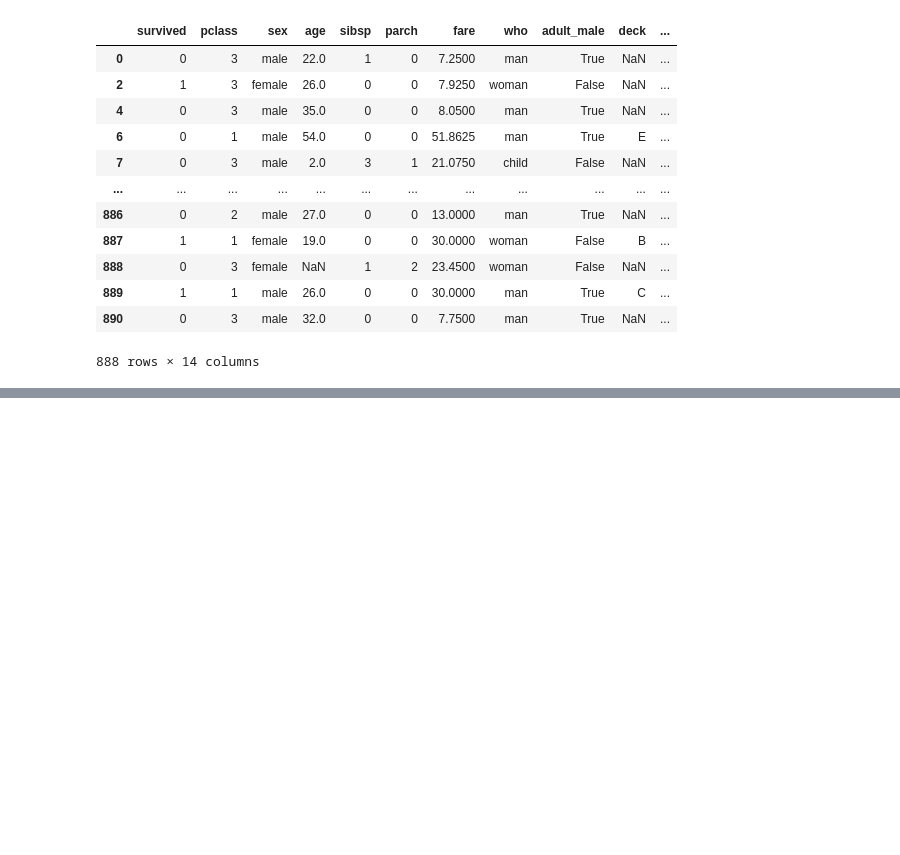
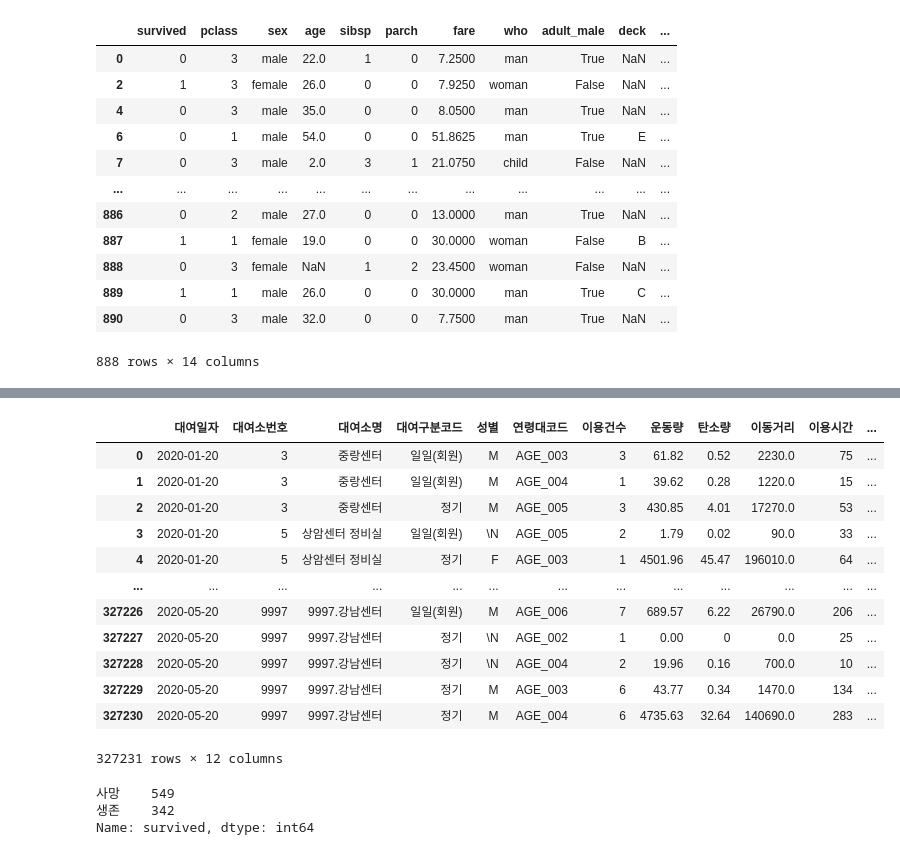
Before and after one commit to chi-hun/pandas-note, a Jupyter notebook: pandas_note.ipynb, the cells around one changed output, grey strips where cells are left out. Saved outputs shown, nothing was run; the diff lists cells and outputs as text; code cells hidden in the pictures; blank space fills up the shorter version.

```diff
--- a/pandas_note.ipynb
+++ b/pandas_note.ipynb
@@ -536,0 +552,41 @@ df1
+# %%
+import pandas as pd
+df = pd.read_csv('data/seoul_bicycle.csv')
+df['대여일자'] = pd.to_datetime(df['대여일자'])
+pd.to_numeric(df['운동량'], errors='coerce')
+df['운동량']=pd.to_numeric(df['운동량'], errors='coerce')
+bins = [0,200,400,df['운동량'].max()]
+pd.cut(df['운동량'], bins = bins, labels=['운동부족','적당', '부족'], right=False)
+df['운동량_qcut'] = pd.qcut(df['운동량'], q=10)
+df
+# %% [output]
+|  | 대여일자 | 대여소번호 | 대여소명 | 대여구분코드 | 성별 | 연령대코드 | 이용건수 | 운동량 | 탄소량 | 이동거리 | 이용시간 | ... |
+| 0 | 2020-01-20 | 3 | 중랑센터 | 일일(회원) | M | AGE_003 | 3 | 61.82 | 0.52 | 2230.0 | 75 | ... |
+| 1 | 2020-01-20 | 3 | 중랑센터 | 일일(회원) | M | AGE_004 | 1 | 39.62 | 0.28 | 1220.0 | 15 | ... |
+| 2 | 2020-01-20 | 3 | 중랑센터 | 정기 | M | AGE_005 | 3 | 430.85 | 4.01 | 17270.0 | 53 | ... |
+| 3 | 2020-01-20 | 5 | 상암센터 정비실 | 일일(회원) | \N | AGE_005 | 2 | 1.79 | 0.02 | 90.0 | 33 | ... |
+| 4 | 2020-01-20 | 5 | 상암센터 정비실 | 정기 | F | AGE_003 | 1 | 4501.96 | 45.47 | 196010.0 | 64 | ... |
+| ... | ... | ... | ... | ... | ... | ... | ... | ... | ... | ... | ... | ... |
+| 327226 | 2020-05-20 | 9997 | 9997.강남센터 | 일일(회원) | M | AGE_006 | 7 | 689.57 | 6.22 | 26790.0 | 206 | ... |
+| 327227 | 2020-05-20 | 9997 | 9997.강남센터 | 정기 | \N | AGE_002 | 1 | 0.00 | 0 | 0.0 | 25 | ... |
+| 327228 | 2020-05-20 | 9997 | 9997.강남센터 | 정기 | \N | AGE_004 | 2 | 19.96 | 0.16 | 700.0 | 10 | ... |
+| 327229 | 2020-05-20 | 9997 | 9997.강남센터 | 정기 | M | AGE_003 | 6 | 43.77 | 0.34 | 1470.0 | 134 | ... |
+| 327230 | 2020-05-20 | 9997 | 9997.강남센터 | 정기 | M | AGE_004 | 6 | 4735.63 | 32.64 | 140690.0 | 283 | ... |
+327231 rows × 12 columns
+# %%
+import seaborn as sns
+df = sns.load_dataset('titanic')
+def trans_who(x):
+    if x == 'man':
+        return '남자'
+    elif x == 'woman':
+        return '여자'
+    else:
+        return '아이'
+df['who'] = df['who'].apply(trans_who)
+df['survived'] = df['survived'].apply(lambda x : '사망' if x==0 else '생존')
+df['survived'].value_counts()
+# %% [output]
+사망    549
+생존    342
+Name: survived, dtype: int64
```
Also changed, not shown: parts of 4 cells of this notebook.
